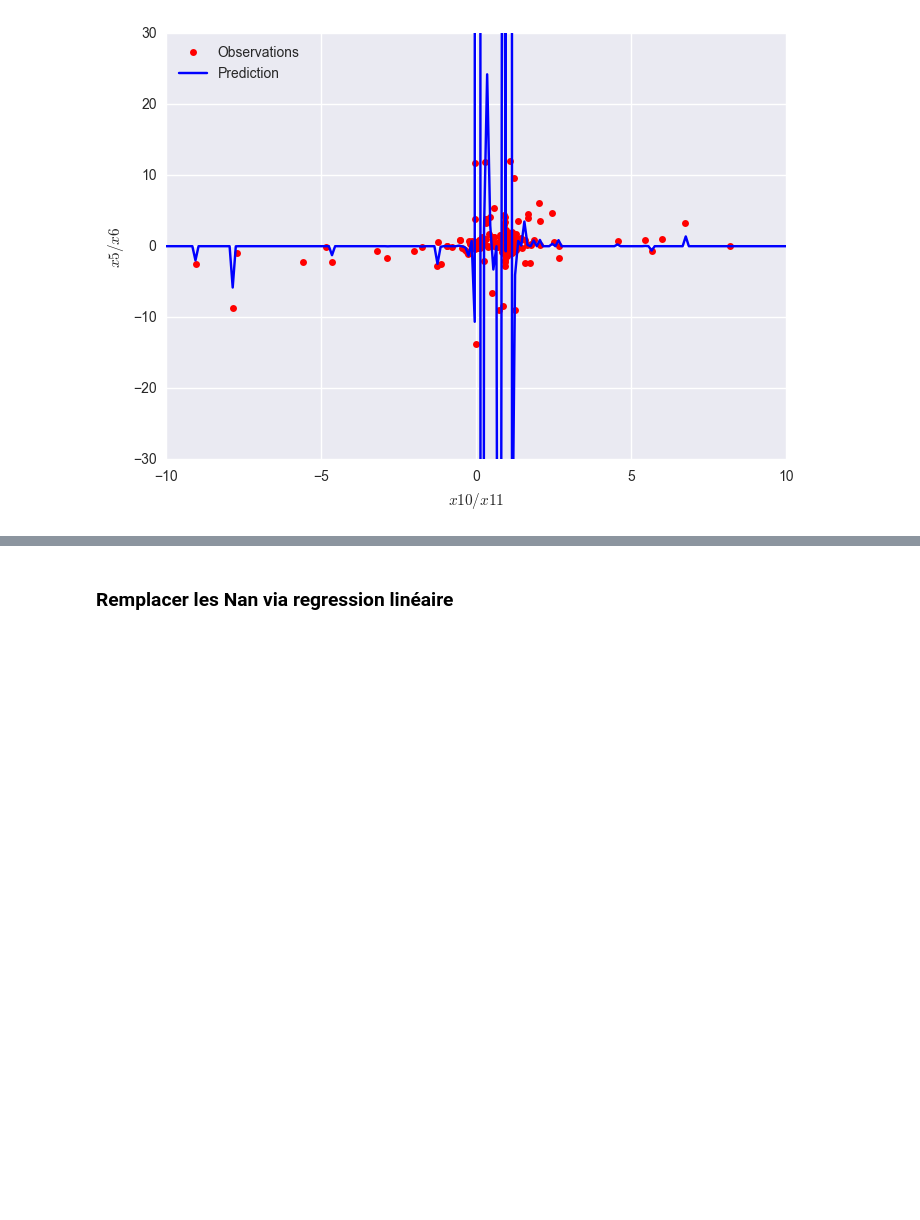
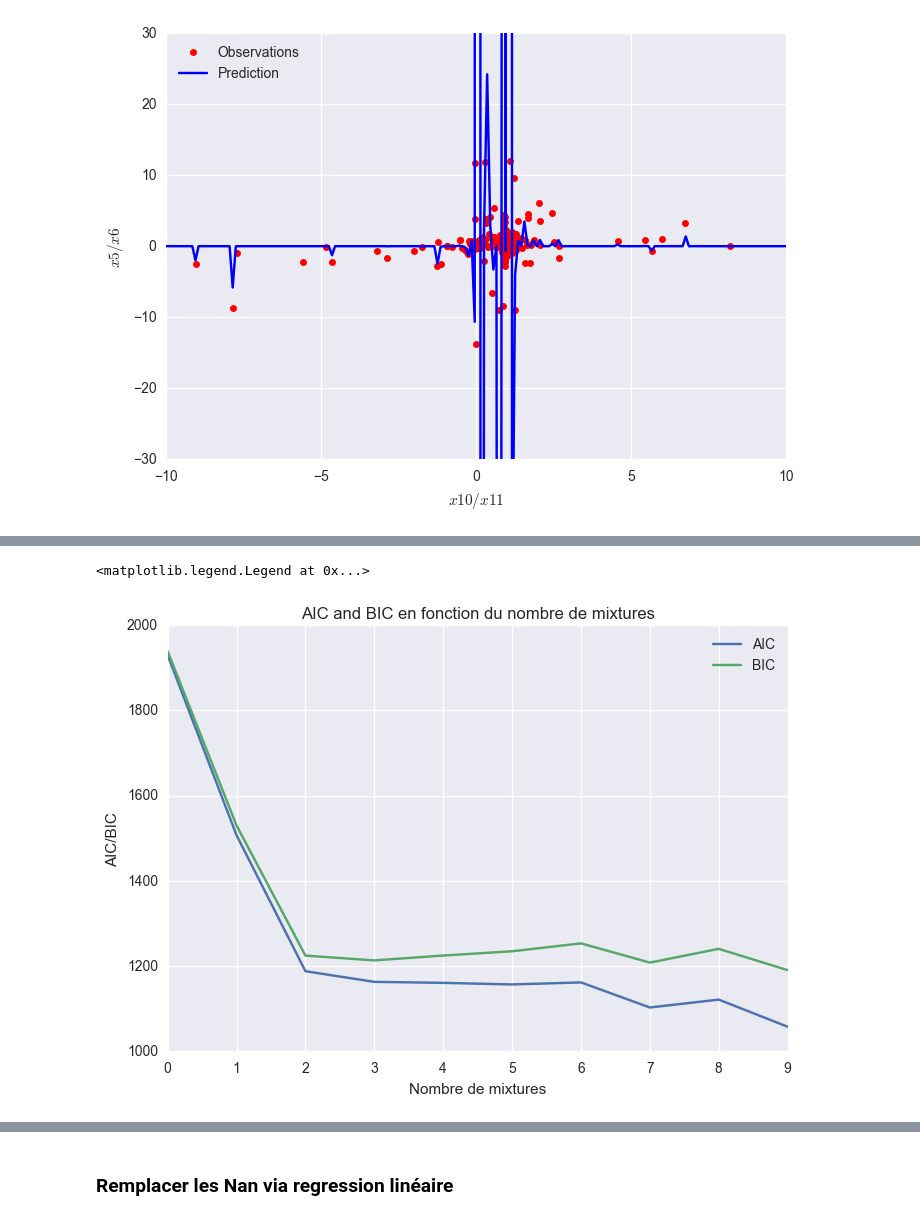
Before and after one commit to bigtdu53/failleIte, a Jupyter notebook: Code/bankrupcy_chanllenge.ipynb, the cells around one changed output, grey strips where cells are left out. Cells and saved outputs as stored; diff of their text form; code cells hidden in the pictures; blank space fills up the shorter version.

```diff
--- a/Code/bankrupcy_chanllenge.ipynb
+++ b/Code/bankrupcy_chanllenge.ipynb
@@ -466,0 +513,30 @@ plt.legend(loc='upper left')
+# %%
+X=np.reshape(x9,(len(x9),1))
+# %%
+#------------------------------------------------------------
+# Learn the best-fit GMM models
+#  Here we'll use GMM in the standard way: the fit() method
+#  uses an Expectation-Maximization approach to find the best
+#  mixture of Gaussians for the data
+
+# fit models with 1-10 components
+N = np.arange(1, 11)
+models = [None for i in range(len(N))]
+
+for i in range(len(N)):
+    models[i] = GaussianMixture(n_components=N[i],init_params='kmeans').fit(X)
+
+# compute the AIC and the BIC
+AIC = [m.aic(X) for m in models]
+BIC = [m.bic(X) for m in models]
+# %%
+plt.plot(AIC)
+plt.plot(BIC)
+plt.title('AIC and BIC en fonction du nombre de mixtures')
+plt.xlabel('Nombre de mixtures')
+plt.ylabel('AIC/BIC')
+plt.ylabel('AIC/BIC')
+plt.legend(['AIC','BIC'])
+# %% [output]
+<matplotlib.legend.Legend at 0x...>
+[figure, added]
```
Also changed, not shown: parts of 19 cells of this notebook.
